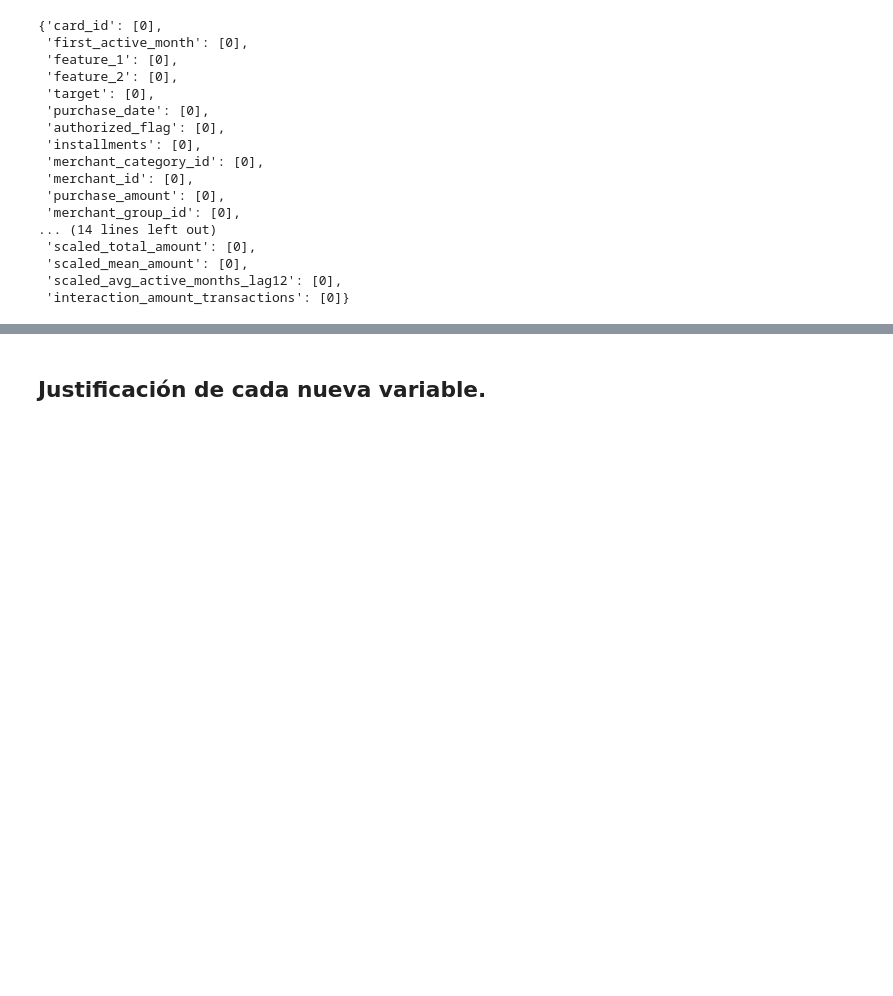
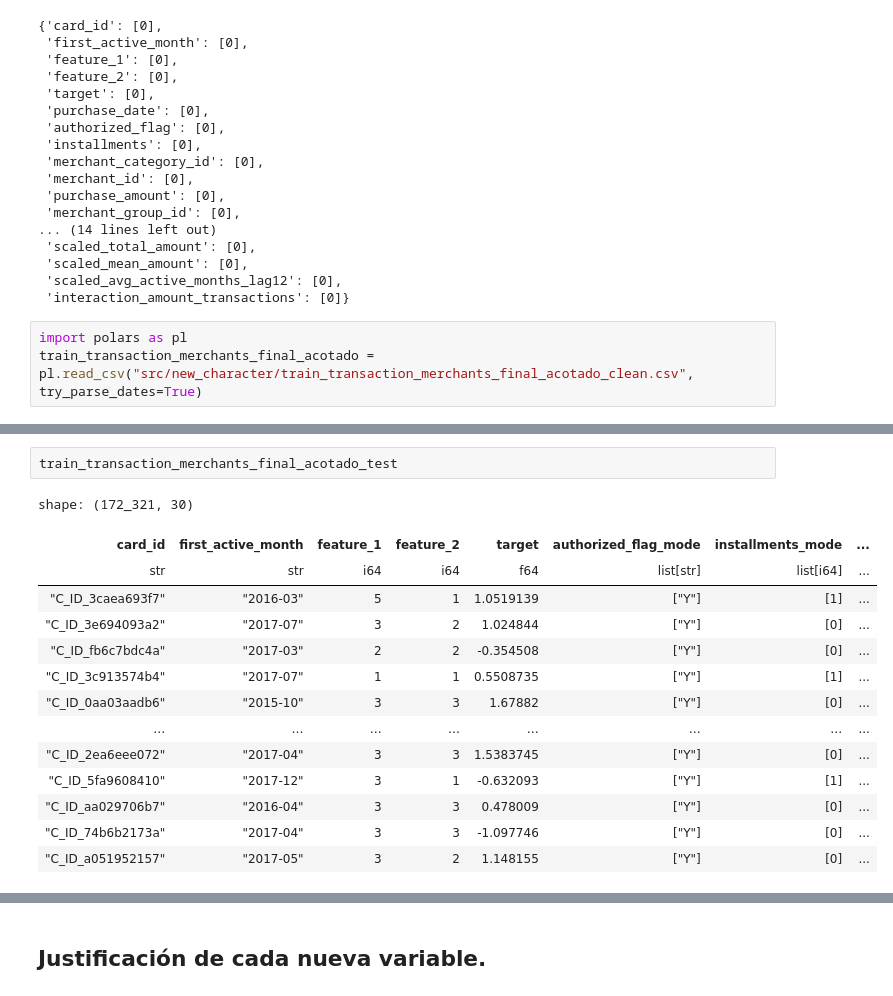
Before and after one commit to paulsantillan787/elo-data-mining, a Jupyter notebook: Preparacion_de_los_datos_v2.ipynb, the cells around one changed output, grey strips where cells are left out. Drawn from its saved outputs; the diff is of its cells as text; blank space fills up the shorter version.

```diff
--- a/Preparacion_de_los_datos_v2.ipynb
+++ b/Preparacion_de_los_datos_v2.ipynb
@@ -1325,3 +1325,6 @@ nulos_pre_train_transaction_merchants_final_acotado
  'scaled_mean_amount': [0],
  'scaled_avg_active_months_lag12': [0],
  'interaction_amount_transactions': [0]}
+# %%
+import polars as pl
+train_transaction_merchants_final_acotado = pl.read_csv("src/new_character/train_transaction_merchants_final_acotado_clean.csv", try_parse_dates=True)
@@ -1327,0 +1442,17 @@ nulos_pre_train_transaction_merchants_final_acotado
+# %%
+train_transaction_merchants_final_acotado_test
+# %% [output]
+shape: (172_321, 30)
+| card_id | first_active_month | feature_1 | feature_2 | target | authorized_flag_mode | installments_mode | ... |
+| str | str | i64 | i64 | f64 | list[str] | list[i64] | ... |
+| "C_ID_3caea693f7" | "2016-03" | 5 | 1 | 1.0519139 | ["Y"] | [1] | ... |
+| "C_ID_3e694093a2" | "2017-07" | 3 | 2 | 1.024844 | ["Y"] | [0] | ... |
+| "C_ID_fb6c7bdc4a" | "2017-03" | 2 | 2 | -0.354508 | ["Y"] | [0] | ... |
+| "C_ID_3c913574b4" | "2017-07" | 1 | 1 | 0.5508735 | ["Y"] | [1] | ... |
+| "C_ID_0aa03aadb6" | "2015-10" | 3 | 3 | 1.67882 | ["Y"] | [0] | ... |
+| … | … | … | … | … | … | … | ... |
+| "C_ID_2ea6eee072" | "2017-04" | 3 | 3 | 1.5383745 | ["Y"] | [0] | ... |
+| "C_ID_5fa9608410" | "2017-12" | 3 | 1 | -0.632093 | ["Y"] | [1] | ... |
+| "C_ID_aa029706b7" | "2016-04" | 3 | 3 | 0.478009 | ["Y"] | [0] | ... |
+| "C_ID_74b6b2173a" | "2017-04" | 3 | 3 | -1.097746 | ["Y"] | [0] | ... |
+| "C_ID_a051952157" | "2017-05" | 3 | 2 | 1.148155 | ["Y"] | [0] | ... |
```
Also changed, not shown: parts of 6 cells of this notebook, 1 other file.
